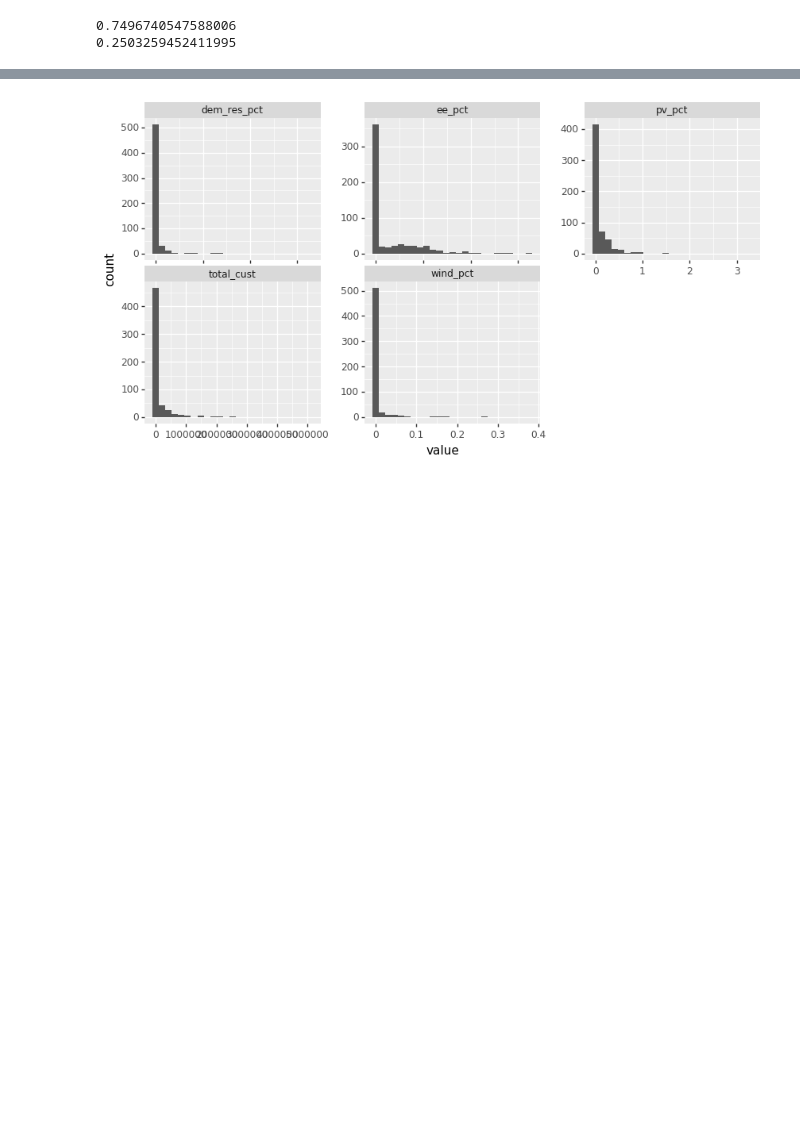
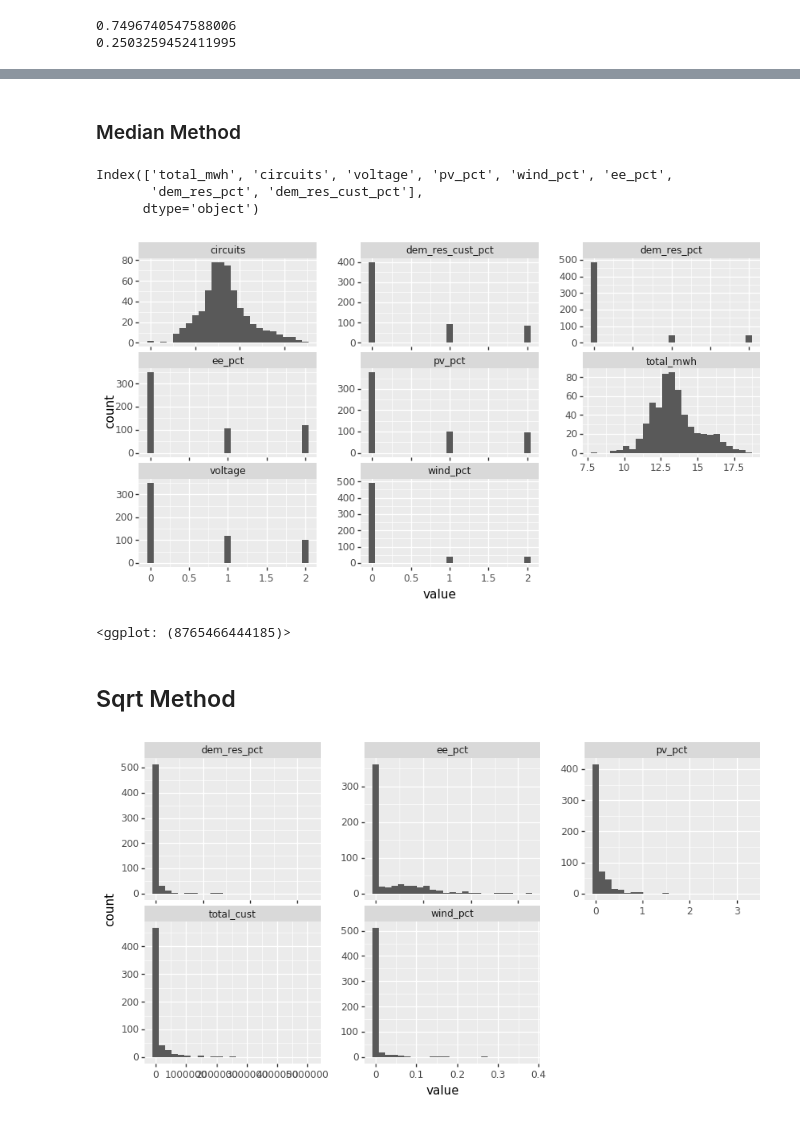
Before and after one commit to gloriadli/DS1_Final_Project, a Jupyter notebook: Data-Modelling.ipynb, the cells around one changed output, grey strips where cells are left out. Cells and saved outputs as stored; diff of their text form; code cells hidden in the pictures; blank space fills up the shorter version.

```diff
--- a/Data-Modelling.ipynb
+++ b/Data-Modelling.ipynb
@@ -217,0 +221,2 @@ pd.DataFrame({
+# %%
+state_dummies = pd.get_dummies(df_19.state)
@@ -217,0 +319,9 @@ pd.DataFrame({
+# %% [markdown]
+### Median Method
+# %%
+# all columns before the dummies
+train_X.iloc[:,:8].columns
+# %% [output]
+Index(['total_mwh', 'circuits', 'voltage', 'pv_pct', 'wind_pct', 'ee_pct',
+       'dem_res_pct', 'dem_res_cust_pct'],
+      dtype='object')
@@ -218,3 +360,27 @@ pd.DataFrame({
+# %%
+y = df_19_med['saidi_nomed']
+X = df_19_med.drop(columns=['no','name','total_cust','ba',
+                       'saidi_nomed','saifi_nomed', 'caidi_nomed',
+                       'gen_mwh', 'purchase_mwh',
+                       'pv_mwh', 'wind_mwh', 'nm_mwh', 'ee_mwh',
+                       'dem_res_customers', 'dem_res_mwh',
+                        'nm_pct'])
+train_X_med, test_X_med, train_y_med, test_y_med = train_test_split(X,y,test_size=.25,random_state=1997)
+# %%
+d = train_X_med.iloc[:,:8]
+
+(
+    ggplot(d.melt(),aes(x="value")) +
+    geom_histogram(bins=25) +
+    facet_wrap("variable",scales='free') +
+    theme(figure_size=(10,5),
+          subplots_adjust={'wspace':0.25})
+)
+# %% [output]
+[figure, added]
+<ggplot: (8765466444185)>
+# %% [markdown]
+## Sqrt Method
 # %%
 # Version 4 use sqrt transform
 df_19_sqrt = df_19.copy()
```
Also changed, not shown: parts of 109 cells of this notebook, 2 other files.
